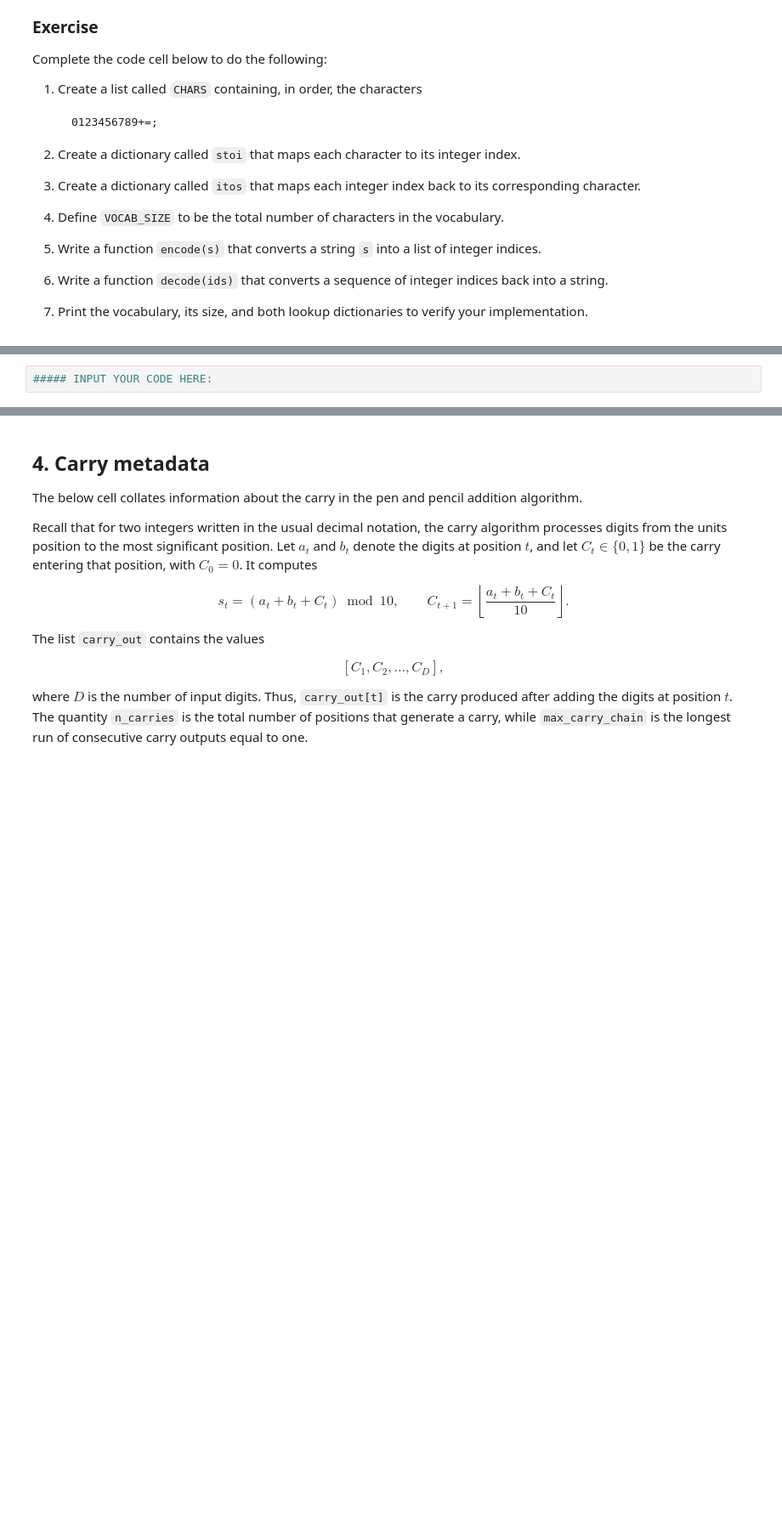
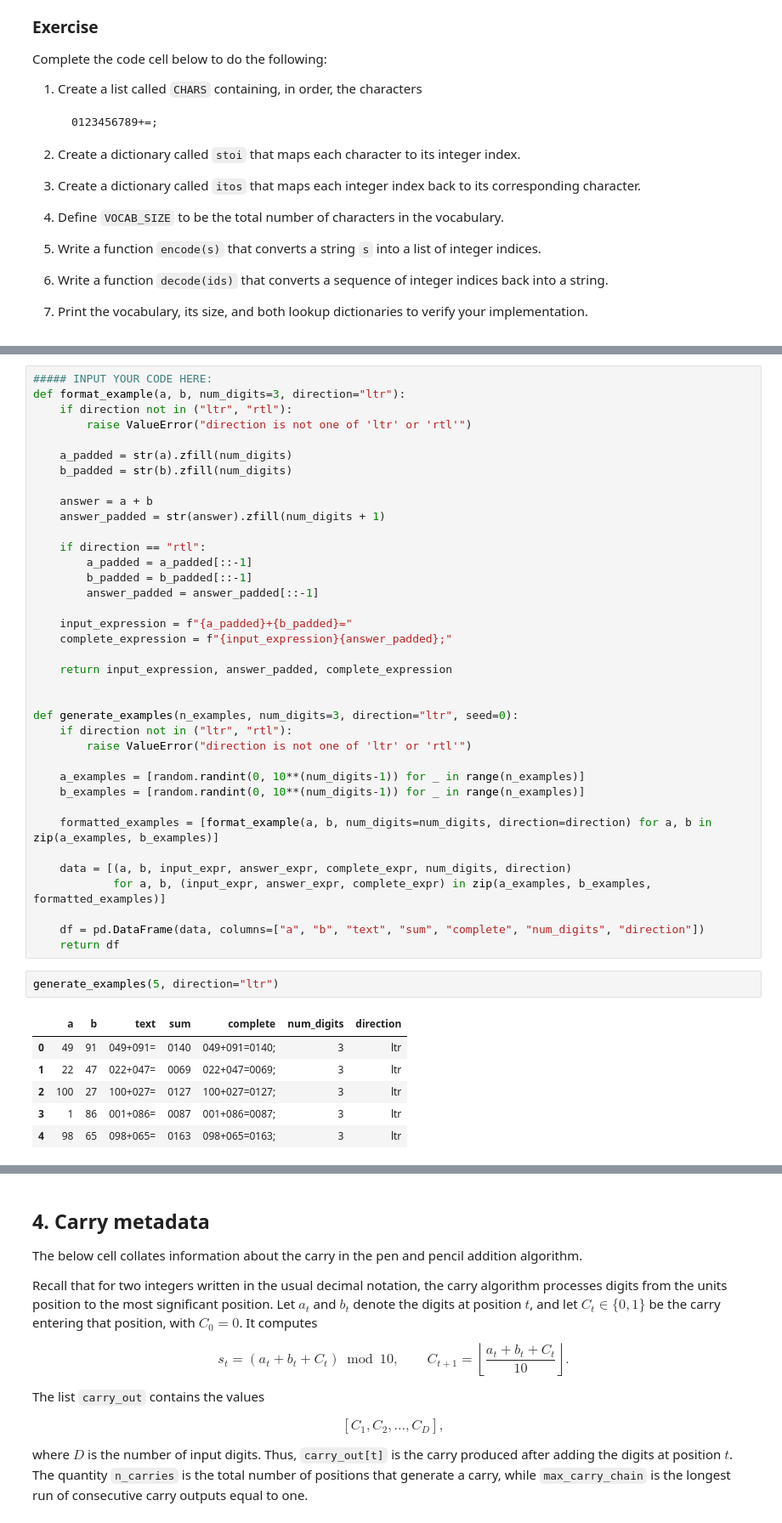
Before and after one commit to 9yifanchen9/MATH3881-5881, a Jupyter notebook: assignment/Assignment_MATH38815881.ipynb, the cells around one changed output, grey strips where cells are left out. Shown at 85% size. Drawn from its saved outputs; the diff is of its cells as text; blank space fills up the shorter version.

```diff
--- a/assignment/Assignment_MATH38815881.ipynb
+++ b/assignment/Assignment_MATH38815881.ipynb
@@ -205,3 +227,47 @@ This function must
 Finally, generate and print five examples of adding two three-digit numbers for each of the left-to-right and right-to-left representations.
 # %%
 ##### INPUT YOUR CODE HERE:
+def format_example(a, b, num_digits=3, direction="ltr"):
+    if direction not in ("ltr", "rtl"):
+        raise ValueError("direction is not one of 'ltr' or 'rtl'")
+
+    a_padded = str(a).zfill(num_digits)
+    b_padded = str(b).zfill(num_digits)
+
+    answer = a + b
+    answer_padded = str(answer).zfill(num_digits + 1)
+
+    if direction == "rtl":
+        a_padded = a_padded[::-1]
+        b_padded = b_padded[::-1]
+        answer_padded = answer_padded[::-1]
+
+    input_expression = f"{a_padded}+{b_padded}="
+    complete_expression = f"{input_expression}{answer_padded};"
+
+    return input_expression, answer_padded, complete_expression
+
+
+def generate_examples(n_examples, num_digits=3, direction="ltr", seed=0):
+    if direction not in ("ltr", "rtl"):
+        raise ValueError("direction is not one of 'ltr' or 'rtl'")
+
+    a_examples = [random.randint(0, 10**(num_digits-1)) for _ in range(n_examples)]
+    b_examples = [random.randint(0, 10**(num_digits-1)) for _ in range(n_examples)]
+
+    formatted_examples = [format_example(a, b, num_digits=num_digits, direction=direction) for a, b in zip(a_examples, b_examples)]
+
+    data = [(a, b, input_expr, answer_expr, complete_expr, num_digits, direction)
+            for a, b, (input_expr, answer_expr, complete_expr) in zip(a_examples, b_examples, formatted_examples)]
+
+    df = pd.DataFrame(data, columns=["a", "b", "text", "sum", "complete", "num_digits", "direction"])
+    return df
+# %%
+generate_examples(5, direction="ltr")
+# %% [output]
+|  | a | b | text | sum | complete | num_digits | direction |
+| 0 | 49 | 91 | 049+091= | 0140 | 049+091=0140; | 3 | ltr |
+| 1 | 22 | 47 | 022+047= | 0069 | 022+047=0069; | 3 | ltr |
+| 2 | 100 | 27 | 100+027= | 0127 | 100+027=0127; | 3 | ltr |
+| 3 | 1 | 86 | 001+086= | 0087 | 001+086=0087; | 3 | ltr |
+| 4 | 98 | 65 | 098+065= | 0163 | 098+065=0163; | 3 | ltr |
```
Also changed, not shown: parts of 5 cells of this notebook, 4 other files.
